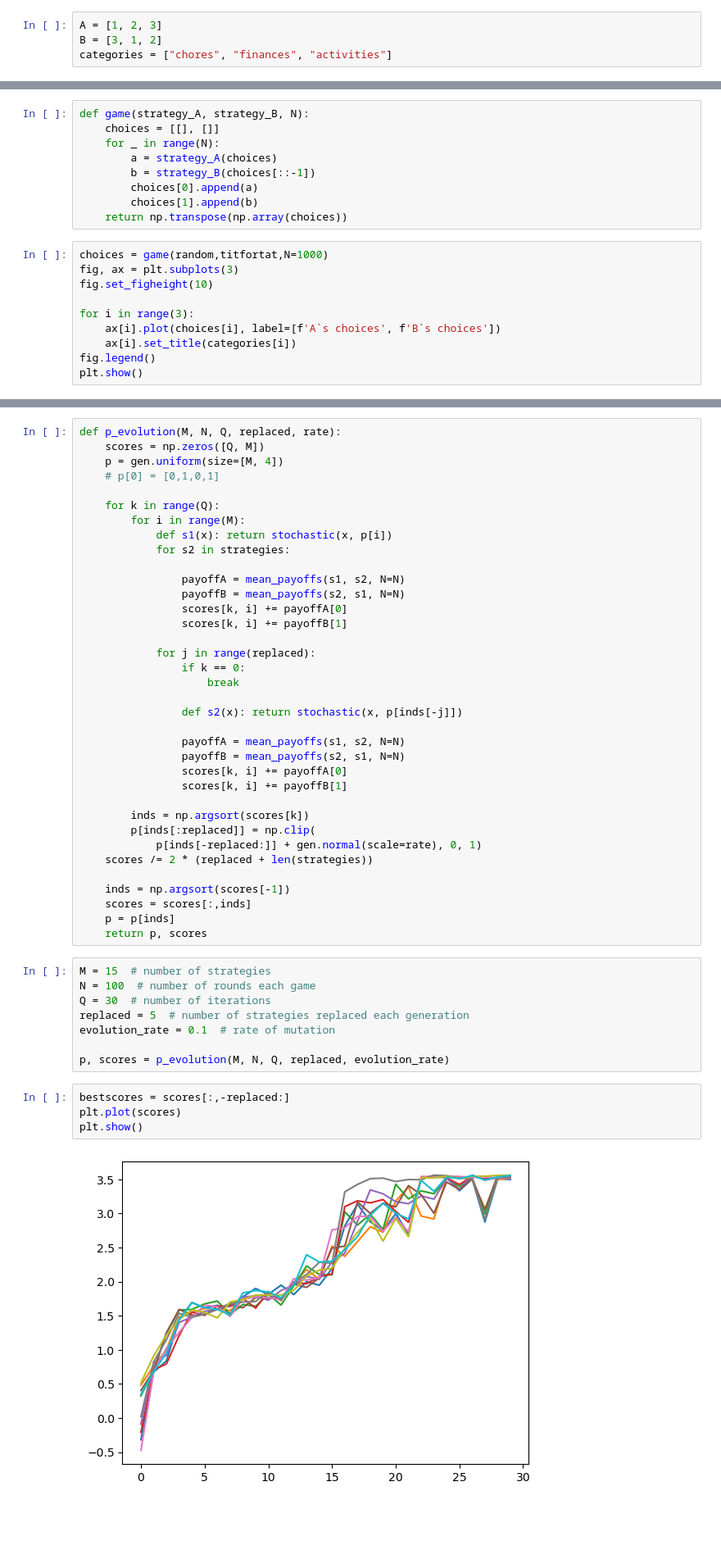
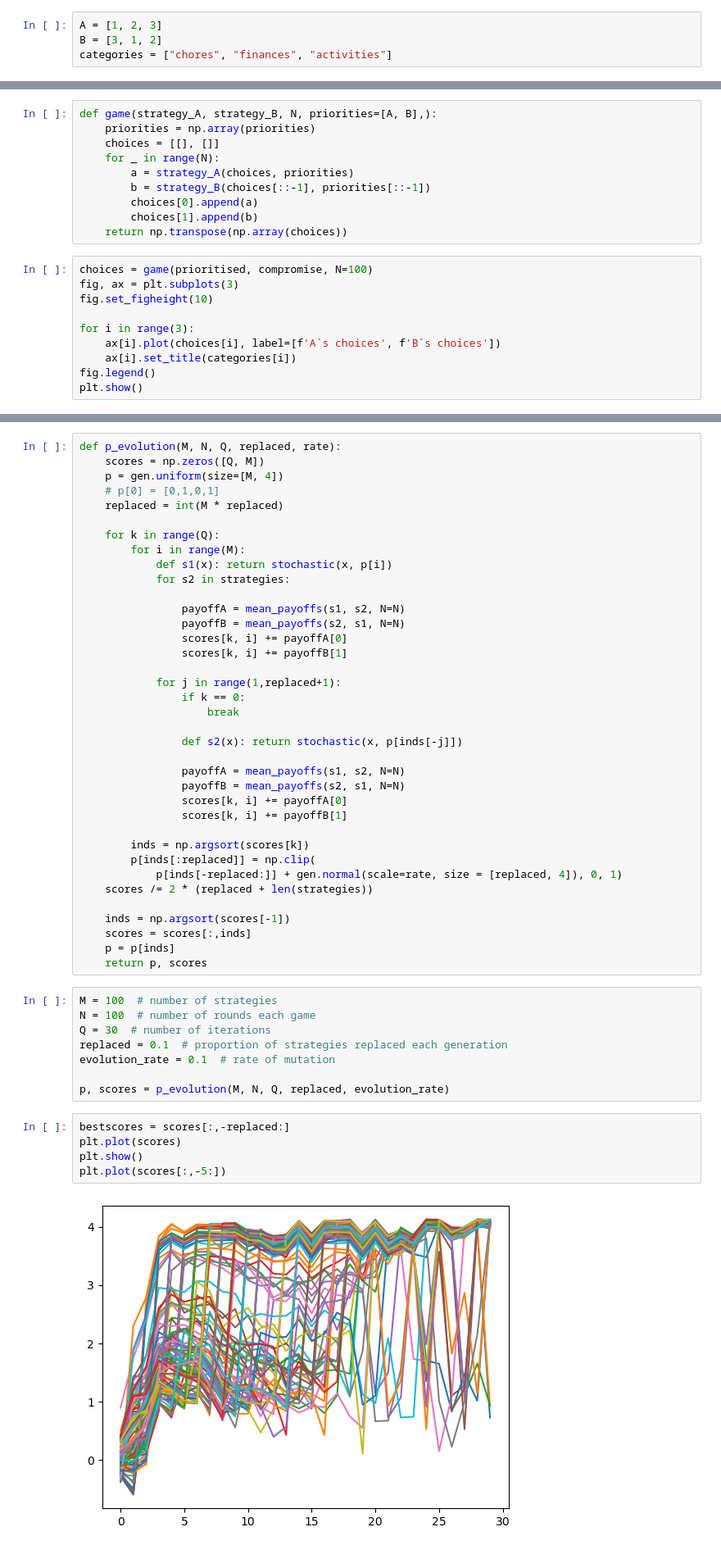
Before and after one commit to naqib-a/MATH-70141, a Jupyter notebook: CW/iterated game.ipynb, the cells around one changed output, grey strips where cells are left out. Shown: that part at 82% size. Cells and saved outputs as stored; diff of their text form; blank space fills up the shorter version.

Commit message:
added subgame interacted strategies

```diff
--- a/CW/iterated game.ipynb
+++ b/CW/iterated game.ipynb
@@ -42,14 +60,15 @@ strategies = [insist, compromise, titfortat, grim, gradual_forgiving, random]
 # %%
-def game(strategy_A, strategy_B, N):
+def game(strategy_A, strategy_B, N, priorities=[A, B],):
+    priorities = np.array(priorities)
     choices = [[], []]
     for _ in range(N):
-        a = strategy_A(choices)
-        b = strategy_B(choices[::-1])
+        a = strategy_A(choices, priorities)
+        b = strategy_B(choices[::-1], priorities[::-1])
         choices[0].append(a)
         choices[1].append(b)
     return np.transpose(np.array(choices))
 # %%
-choices = game(random,titfortat,N=1000)
+choices = game(prioritised, compromise, N=100)
 fig, ax = plt.subplots(3)
 fig.set_figheight(10)
 
@@ -130,6 +150,7 @@ def p_evolution(M, N, Q, replaced, rate):
     scores = np.zeros([Q, M])
     p = gen.uniform(size=[M, 4])
     # p[0] = [0,1,0,1]
+    replaced = int(M * replaced)
 
     for k in range(Q):
         for i in range(M):
@@ -141,7 +162,7 @@ def p_evolution(M, N, Q, replaced, rate):
                 scores[k, i] += payoffA[0]
                 scores[k, i] += payoffB[1]
 
-            for j in range(replaced):
+            for j in range(1,replaced+1):
                 if k == 0:
                     break
 
@@ -154,7 +175,7 @@ def p_evolution(M, N, Q, replaced, rate):
 
         inds = np.argsort(scores[k])
         p[inds[:replaced]] = np.clip(
-            p[inds[-replaced:]] + gen.normal(scale=rate), 0, 1)
+            p[inds[-replaced:]] + gen.normal(scale=rate, size = [replaced, 4]), 0, 1)
     scores /= 2 * (replaced + len(strategies))
 
     inds = np.argsort(scores[-1])
@@ -162,16 +183,17 @@ def p_evolution(M, N, Q, replaced, rate):
     p = p[inds]
     return p, scores
 # %%
-M = 15  # number of strategies
+M = 100  # number of strategies
 N = 100  # number of rounds each game
 Q = 30  # number of iterations
-replaced = 5  # number of strategies replaced each generation
+replaced = 0.1  # proportion of strategies replaced each generation
 evolution_rate = 0.1  # rate of mutation
 
 p, scores = p_evolution(M, N, Q, replaced, evolution_rate)
 # %%
 bestscores = scores[:,-replaced:]
 plt.plot(scores)
 plt.show()
+plt.plot(scores[:,-5:])
 # %% [output]
-[figure, old version]
+[figure, new version]
```
Also changed, not shown: parts of 5 cells of this notebook.
